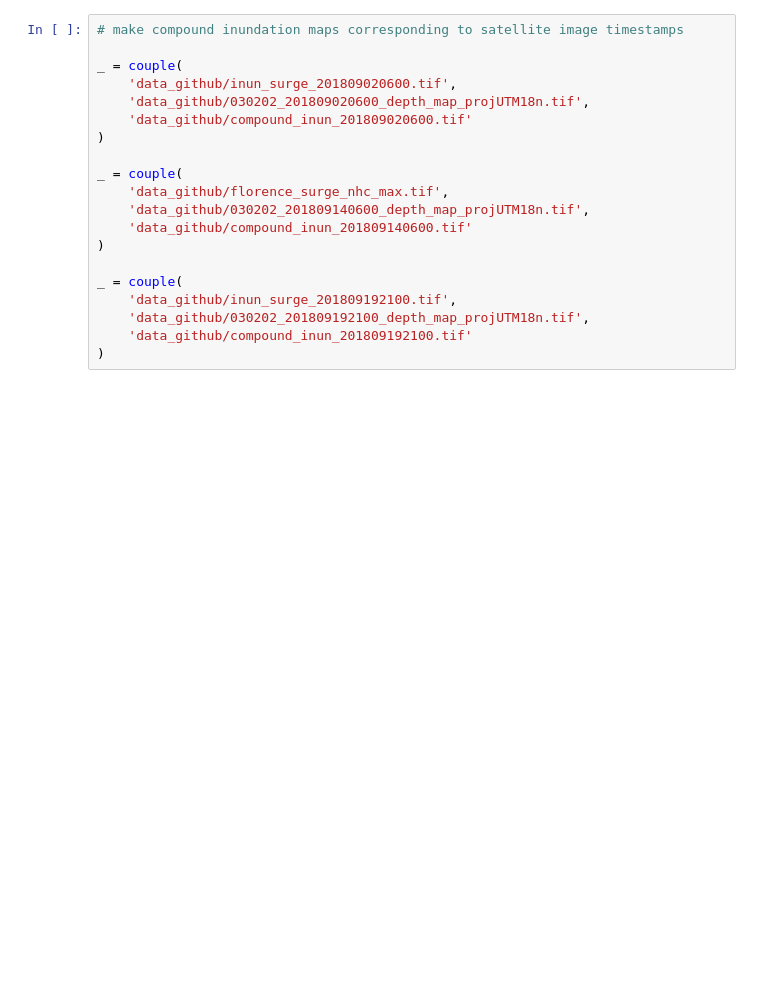
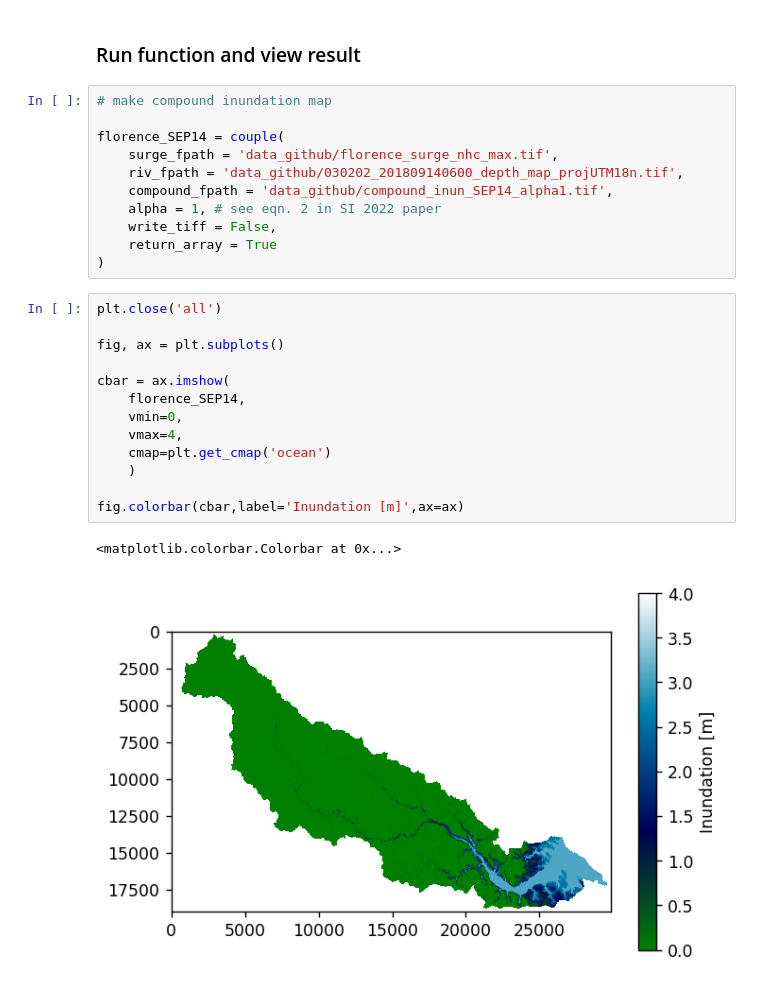
Before and after one commit to ankitghanghas/flood_are_here_si_2022, a Jupyter notebook: couple.ipynb, the cells around one changed output. Saved outputs shown, nothing was run; the diff lists cells and outputs as text; blank space fills up the shorter version.

```diff
--- a/couple.ipynb
+++ b/couple.ipynb
@@ -61,20 +75,29 @@ def couple(surge_fpath, riv_fpath, compound_fpath):
-# %%
-# make compound inundation maps corresponding to satellite image timestamps
-
-_ = couple(
-    'data_github/inun_surge_201809020600.tif',
-    'data_github/030202_201809020600_depth_map_projUTM18n.tif',
-    'data_github/compound_inun_201809020600.tif'
-)
-
-_ = couple(
-    'data_github/florence_surge_nhc_max.tif',
-    'data_github/030202_201809140600_depth_map_projUTM18n.tif',
-    'data_github/compound_inun_201809140600.tif'
-)
-
-_ = couple(
-    'data_github/inun_surge_201809192100.tif',
-    'data_github/030202_201809192100_depth_map_projUTM18n.tif',
-    'data_github/compound_inun_201809192100.tif'
-)
+# %% [markdown]
+### Run function and view result
+# %%
+# make compound inundation map
+
+florence_SEP14 = couple(
+    surge_fpath = 'data_github/florence_surge_nhc_max.tif',
+    riv_fpath = 'data_github/030202_201809140600_depth_map_projUTM18n.tif',
+    compound_fpath = 'data_github/compound_inun_SEP14_alpha1.tif',
+    alpha = 1, # see eqn. 2 in SI 2022 paper
+    write_tiff = False,
+    return_array = True
+)
+# %%
+plt.close('all')
+
+fig, ax = plt.subplots()
+
+cbar = ax.imshow(
+    florence_SEP14,
+    vmin=0,
+    vmax=4,
+    cmap=plt.get_cmap('ocean')
+    )
+
+fig.colorbar(cbar,label='Inundation [m]',ax=ax)
+# %% [output]
+<matplotlib.colorbar.Colorbar at 0x...>
+[figure, added]
```
Also changed, not shown: parts of 4 cells of this notebook.
